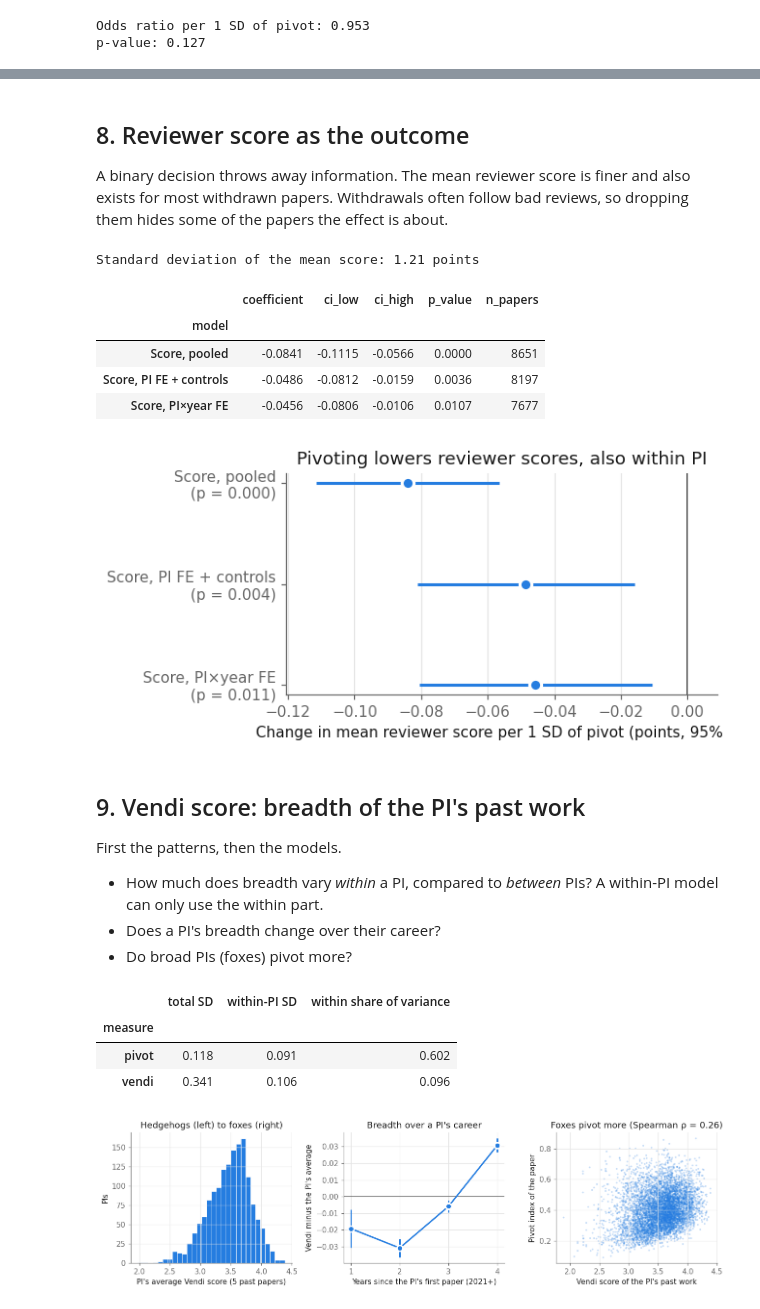
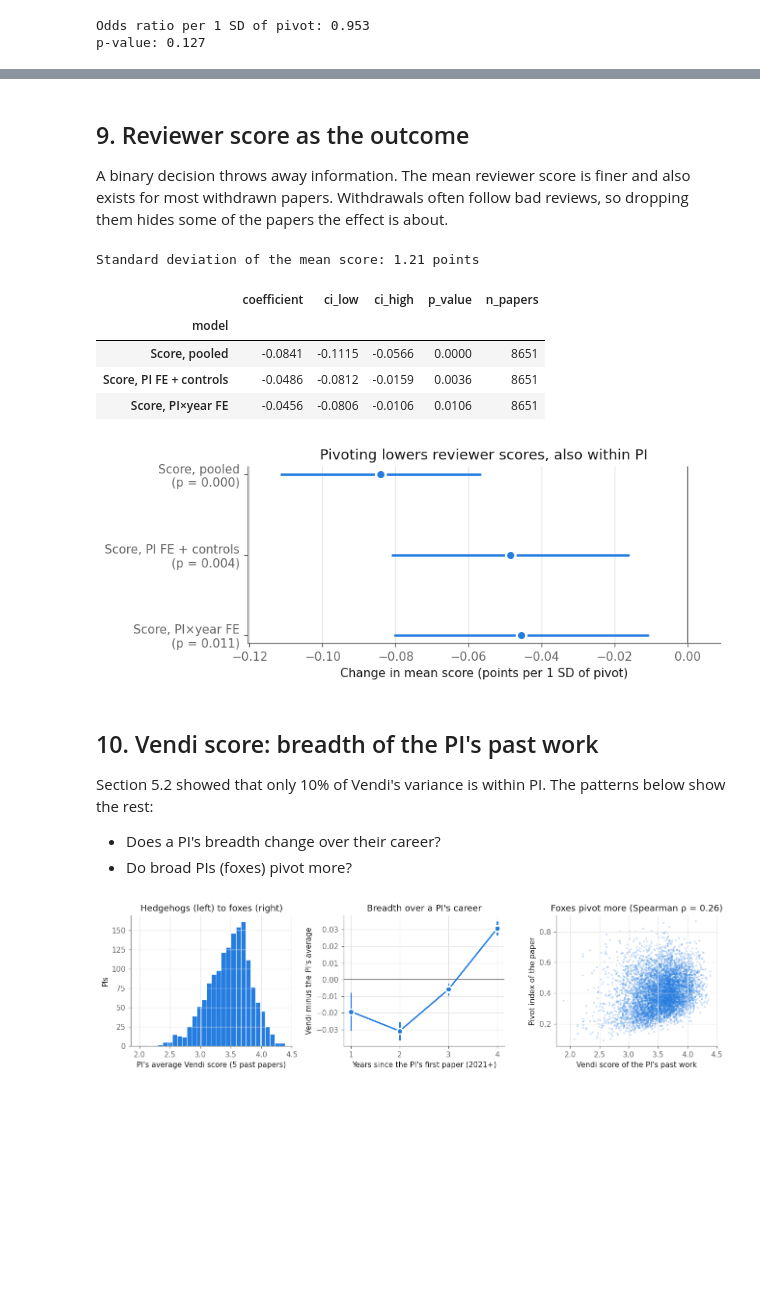
Before and after one commit to angellicodigo/COS424_Project, a Jupyter notebook: pivot_index.ipynb, the cells around one changed output, grey strips where cells are left out. Cells and saved outputs as stored; diff of their text form; code cells hidden in the pictures; blank space fills up the shorter version.

```diff
--- a/pivot_index.ipynb
+++ b/pivot_index.ipynb
@@ -117,5 +120,5 @@ We keep PI papers with at least 5 prior papers. Each measure is standardised on
 # %%
-MEASURES = ["pivot", "pivot_nn", "pivot_recent", "vendi"]
+MEASURES = ["pivot", "pivot_recent", "vendi"]
 MIN_PRIOR = 5
 
 
@@ -130,6 +133,7 @@ def make_sample(measures: pd.DataFrame) -> tuple[pd.DataFrame, pd.DataFrame]:
     sample["pi_year"] = sample["pi_id"] + "_" + sample["year"].astype(str)
 
     decided = sample[sample["decision_group"].isin(["accept", "reject"])].copy()
+    decided["pi_papers"] = decided.groupby("pi_id")["pi_id"].transform("size")    # PI's decided papers
 
     for column in MEASURES:
         mean, std = decided[column].mean(), decided[column].std()
@@ -143,7 +147,7 @@ def make_sample(measures: pd.DataFrame) -> tuple[pd.DataFrame, pd.DataFrame]:
 scored, decided = make_sample(measures_team_rule)
 scored_all_chains, decided_all_chains = make_sample(measures_all_chains)
 
-print(f"Decided papers: {len(decided):,} from {decided['pi_id'].nunique():,} PIs, acceptance rate {decided['accepted'].mean():.1%}")
+print(f"Decided papers: {len(decided):,} from {decided['pi_id'].nunique():,} PIs, {decided['accepted'].mean():.1%} accepted")
 print(f"Scored papers (withdrawn included): {len(scored):,}")
 decided.groupby("year").size().rename("decided papers")
 # %% [output]
@@ -267,6 +342,6 @@ Papers whose PI has only one decided paper (or one per year, in M3) carry no wit
 # %%
 def plot_coefficients(table: pd.DataFrame, title: str, xlabel: str, filename: str, scale: float = 100):
-    fig, ax = plt.subplots(figsize=(6, 0.6 * len(table) + 1.2))
+    fig, ax = plt.subplots(figsize=(7.5, 0.6 * len(table) + 1.2))
     positions = np.arange(len(table))[::-1]
 
     ax.axvline(0, color=MUTED, linewidth=1)
@@ -291,7 +366,7 @@ def plot_coefficients(table: pd.DataFrame, title: str, xlabel: str, filename: st
 plot_coefficients(
     ladder_table,
     title="Effect of pivoting on acceptance shrinks within PI",
-    xlabel="Change in acceptance probability per 1 SD of pivot (percentage points, 95% CI)",
+    xlabel="Change in acceptance (percentage points per 1 SD of pivot)",
     filename="pivot_model_ladder.png",
 )
 # %% [output]
@@ -412,12 +503,12 @@ p-value: 0.127
 # %% [markdown]
-## 8. Reviewer score as the outcome
+## 9. Reviewer score as the outcome
 
 A binary decision throws away information. The mean reviewer score is finer and also exists for most withdrawn papers. Withdrawals often follow bad reviews, so dropping them hides some of the papers the effect is about.
 # %%
 score_fits = {
-    "Score, pooled": fe_ols("mean_score ~ pivot_z", scored, ["year"]),
-    "Score, PI FE + controls": fe_ols(f"mean_score ~ pivot_z + {M2_CONTROLS}", scored, M2_FE),
-    "Score, PI×year FE": fe_ols("mean_score ~ pivot_z + n_authors", scored, ["pi_year"]),
+    "Score, pooled": fit_ols("mean_score ~ pivot_z + C(year)", scored),
+    "Score, PI FE + controls": fit_ols(f"mean_score ~ pivot_z + {M2_RIGHT}", scored),
+    "Score, PI×year FE": fit_ols("mean_score ~ pivot_z + n_authors + C(pi_year)", scored),
 }
 score_table = coefficient_table(score_fits, "pivot_z")
 print(f"Standard deviation of the mean score: {scored['mean_score'].std():.2f} points")
@@ -427,37 +518,23 @@ Standard deviation of the mean score: 1.21 points
 |  | coefficient | ci_low | ci_high | p_value | n_papers |
 | model |  |  |  |  |  |
 | Score, pooled | -0.0841 | -0.1115 | -0.0566 | 0.0000 | 8651 |
-| Score, PI FE + controls | -0.0486 | -0.0812 | -0.0159 | 0.0036 | 8197 |
-| Score, PI×year FE | -0.0456 | -0.0806 | -0.0106 | 0.0107 | 7677 |
+| Score, PI FE + controls | -0.0486 | -0.0812 | -0.0159 | 0.0036 | 8651 |
+| Score, PI×year FE | -0.0456 | -0.0806 | -0.0106 | 0.0106 | 8651 |
 # %%
 plot_coefficients(
     score_table,
     title="Pivoting lowers reviewer scores, also within PI",
-    xlabel="Change in mean reviewer score per 1 SD of pivot (points, 95% CI)",
+    xlabel="Change in mean score (points per 1 SD of pivot)",
     filename="pivot_score_models.png",
     scale=1,
 )
 # %% [output]
-[figure, old version]
+[figure, new version]
 # %% [markdown]
-## 9. Vendi score: breadth of the PI's past work
+## 10. Vendi score: breadth of the PI's past work
 
-First the patterns, then the models.
-- How much does breadth vary *within* a PI, compared to *between* PIs? A within-PI model can only use the within part.
+Section 5.2 showed that only 10% of Vendi's variance is within PI. The patterns below show the rest:
 - Does a PI's breadth change over their career?
 - Do broad PIs (foxes) pivot more?
-# %%
-def variance_split(data: pd.DataFrame, column: str) -> dict:
-    within = data[column] - data.groupby("pi_id")[column].transform("mean")
-    return {"measure": column, "total SD": data[column].std(), "within-PI SD": within.std(),
-            "within share of variance": within.var() / data[column].var()}
-
-
-pd.DataFrame([variance_split(decided, column) for column in ["pivot", "vendi"]]).set_index("measure").round(3)
-# %% [output]
-|  | total SD | within-PI SD | within share of variance |
-| measure |  |  |  |
-| pivot | 0.118 | 0.091 | 0.602 |
-| vendi | 0.341 | 0.106 | 0.096 |
 # %%
 # One value per PI: their average breadth across their papers
```
Also changed, not shown: parts of 34 cells of this notebook, 7 other files.
